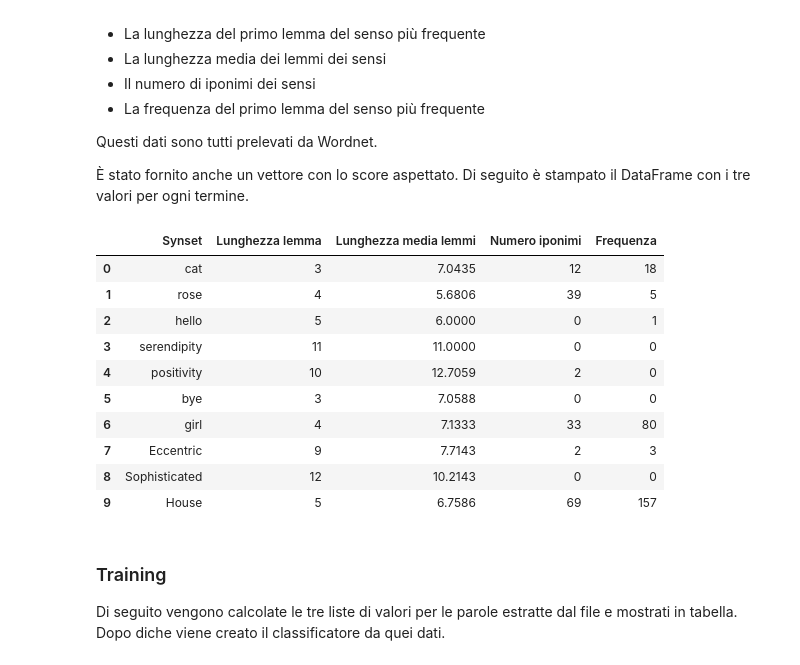
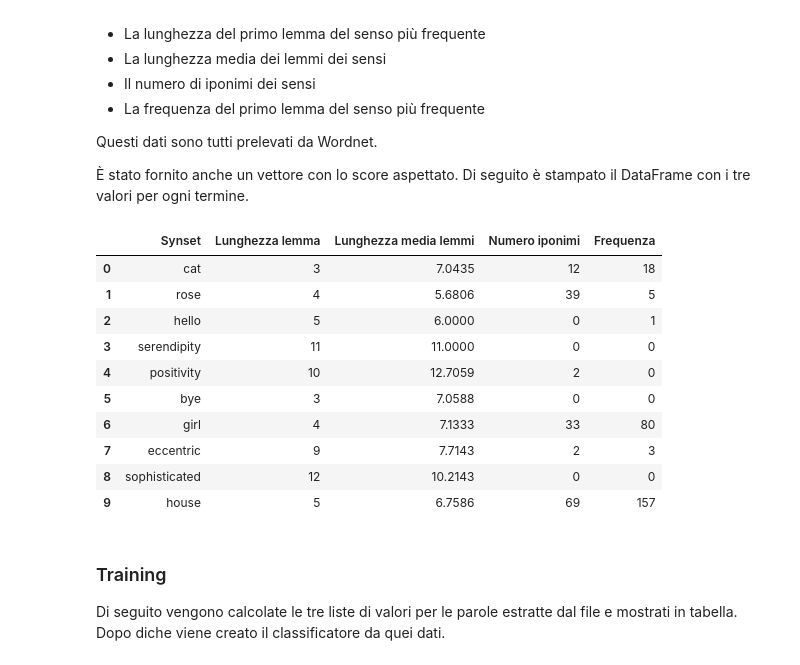
Before and after one commit to frumgiu/UniTO, a Jupyter notebook: EsercizioSei/basicness_level.ipynb, the cells around one changed output. Saved outputs shown, nothing was run; the diff lists cells and outputs as text; code cells hidden in the pictures.

```diff
--- a/EsercizioSei/basicness_level.ipynb
+++ b/EsercizioSei/basicness_level.ipynb
@@ -29,28 +29,28 @@ Questi dati sono tutti prelevati da Wordnet.
 
 È stato fornito anche un vettore con lo score aspettato. Di seguito è stampato il DataFrame con i tre valori per ogni termine.
 # %%
-name_test = ['cat', 'rose', 'hello', 'serendipity', 'positivity', 'bye', 'girl', 'Eccentric', 'Sophisticated', 'House']
+name_test = ['cat', 'rose', 'hello', 'serendipity', 'positivity', 'bye', 'girl', 'eccentric', 'sophisticated', 'house']
 lemma_test = get_lemmas_len(name_test)
 lemmi_avg_test = get_lemmas_len_avg(name_test)
 hyp_test = get_hyponyms(name_test)
 freq_test = get_frequencies(name_test)
 y_test = [0, 0, 0, 1, 1, 0, 0, 1, 1,0]
 
 df_test = pd.DataFrame({'Synset':name_test, 'Lunghezza lemma': lemma_test, 'Lunghezza media lemmi': lemmi_avg_test, 'Numero iponimi': hyp_test, 'Frequenza': freq_test})
 
 df_test
 # %% [output]
 |  | Synset | Lunghezza lemma | Lunghezza media lemmi | Numero iponimi | Frequenza |
 | 0 | cat | 3 | 7.0435 | 12 | 18 |
 | 1 | rose | 4 | 5.6806 | 39 | 5 |
 | 2 | hello | 5 | 6.0000 | 0 | 1 |
 | 3 | serendipity | 11 | 11.0000 | 0 | 0 |
 | 4 | positivity | 10 | 12.7059 | 2 | 0 |
 | 5 | bye | 3 | 7.0588 | 0 | 0 |
 | 6 | girl | 4 | 7.1333 | 33 | 80 |
-| 7 | Eccentric | 9 | 7.7143 | 2 | 3 |
-| 8 | Sophisticated | 12 | 10.2143 | 0 | 0 |
-| 9 | House | 5 | 6.7586 | 69 | 157 |
+| 7 | eccentric | 9 | 7.7143 | 2 | 3 |
+| 8 | sophisticated | 12 | 10.2143 | 0 | 0 |
+| 9 | house | 5 | 6.7586 | 69 | 157 |
 # %% [markdown]
 ### Training
 Di seguito vengono calcolate le tre liste di valori per le parole estratte dal file e mostrati in tabella. Dopo diche viene creato il classificatore da quei dati.
```
Also changed, not shown: 7 other files.
